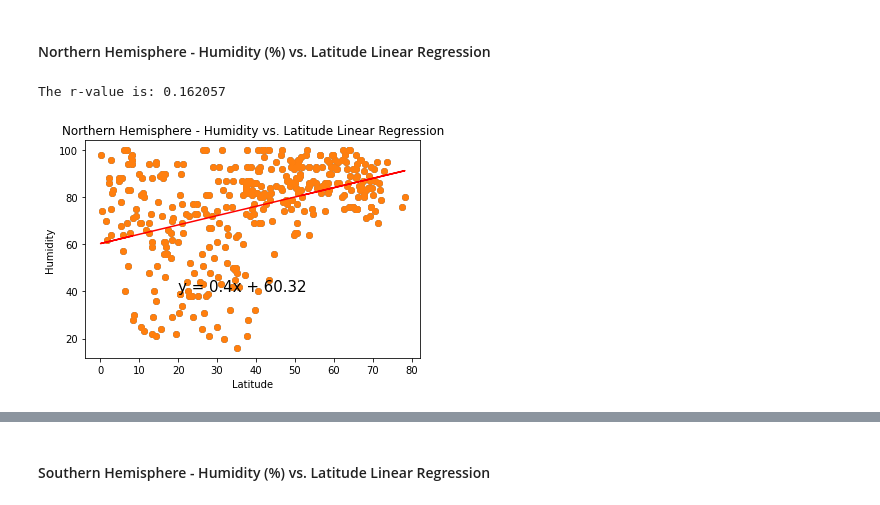
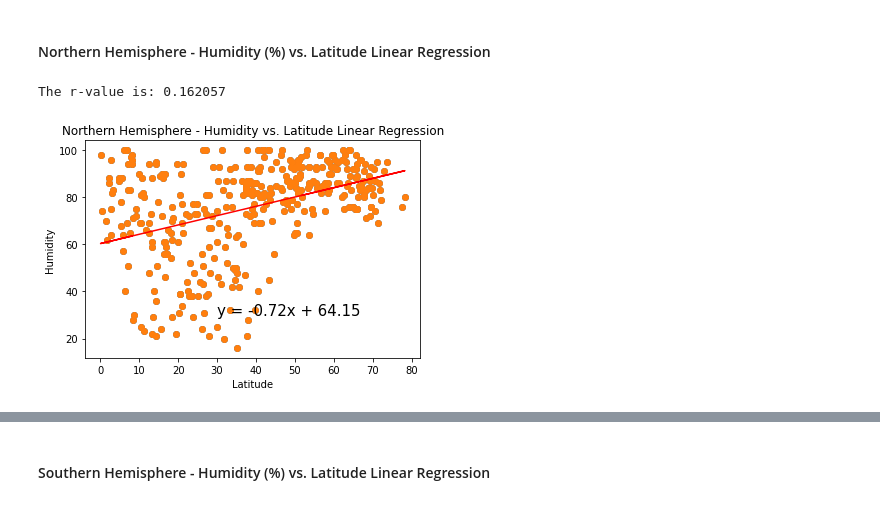
Before and after one commit to avaz7791/python-api-challenge, a Jupyter notebook: starter_code/WeatherPy.ipynb, the cells around one changed output, grey strips where cells are left out. Cells and saved outputs as stored; diff of their text form; code cells hidden in the pictures.

```diff
--- a/starter_code/WeatherPy.ipynb
+++ b/starter_code/WeatherPy.ipynb
@@ -321,7 +319,7 @@ def linr(x,y):
     plt.scatter(x, y)
     plt.plot(x , regression,"r-")
 
-    plt.annotate(line_eq,(20,40),fontsize=15,color="k")
+    #plt.annotate(line_eq,(20,40),fontsize=15,color="k")
     # Print r value
     print(f"The r-value is: {round(rvalue**2,6)}")
     plt.show()
@@ -436,19 +446,19 @@ The r-value is: 0.273888
 # %%
 # Create a Scatter Plot for temperature vs latitude
 x_values = Northern['Lat']
 #(Celsius * 9/5) + 32
 y_values = Northern['Humidity']
 # Create a Scatter Plot for temperature vs latitude
 plt.scatter(x_values,y_values)
 
 # Create a Scatter Plot for temperature vs latitude
 plt.xlabel('Latitude')
 plt.ylabel('Humidity')
 plt.title('Northern Hemisphere - Humidity vs. Latitude Linear Regression')
 
-#plt.annotate(line_eq,(30,30),fontsize=15 )
+plt.annotate(line_eq,(30,30),fontsize=15 )
 #call funciton linear regresion and plot vfor vendetta
 linr(x_values, y_values)
 # %% [output]
 The r-value is: 0.162057
-[figure, old version]
+[figure, new version]
```
Also changed, not shown: parts of 17 cells of this notebook.
